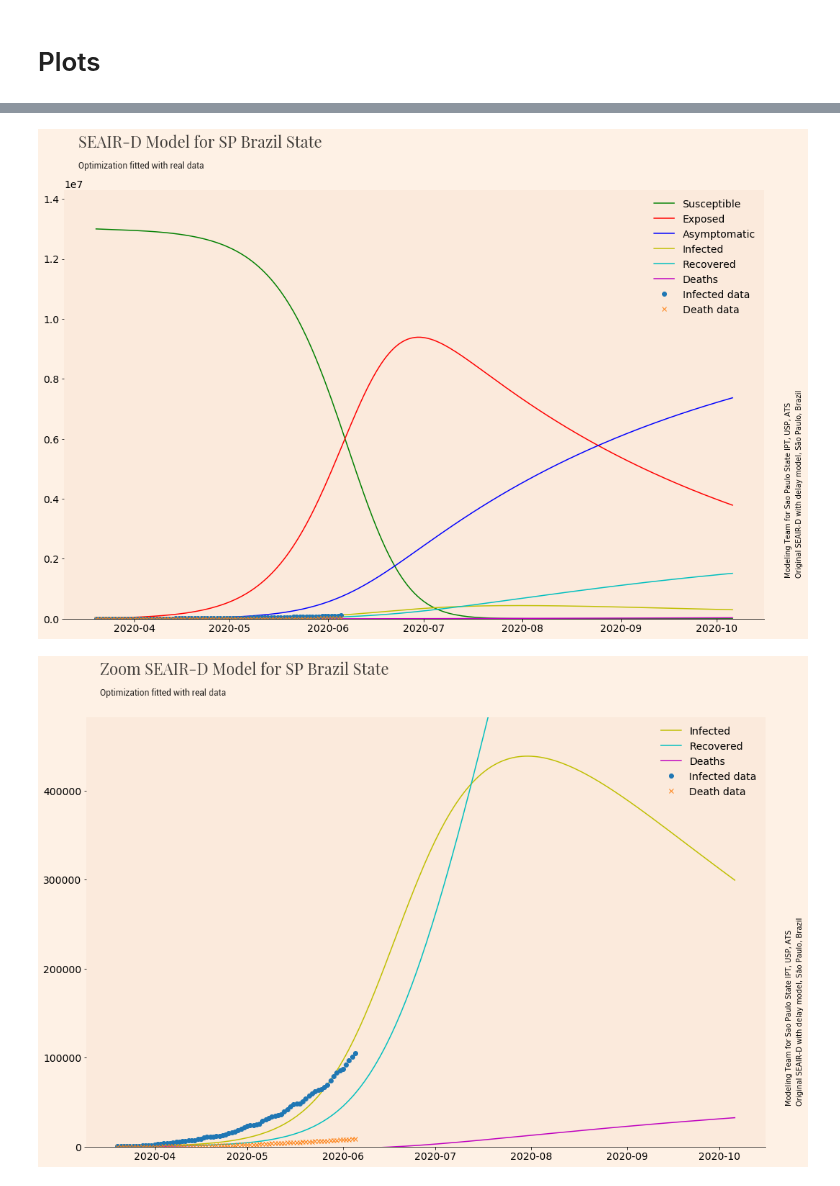
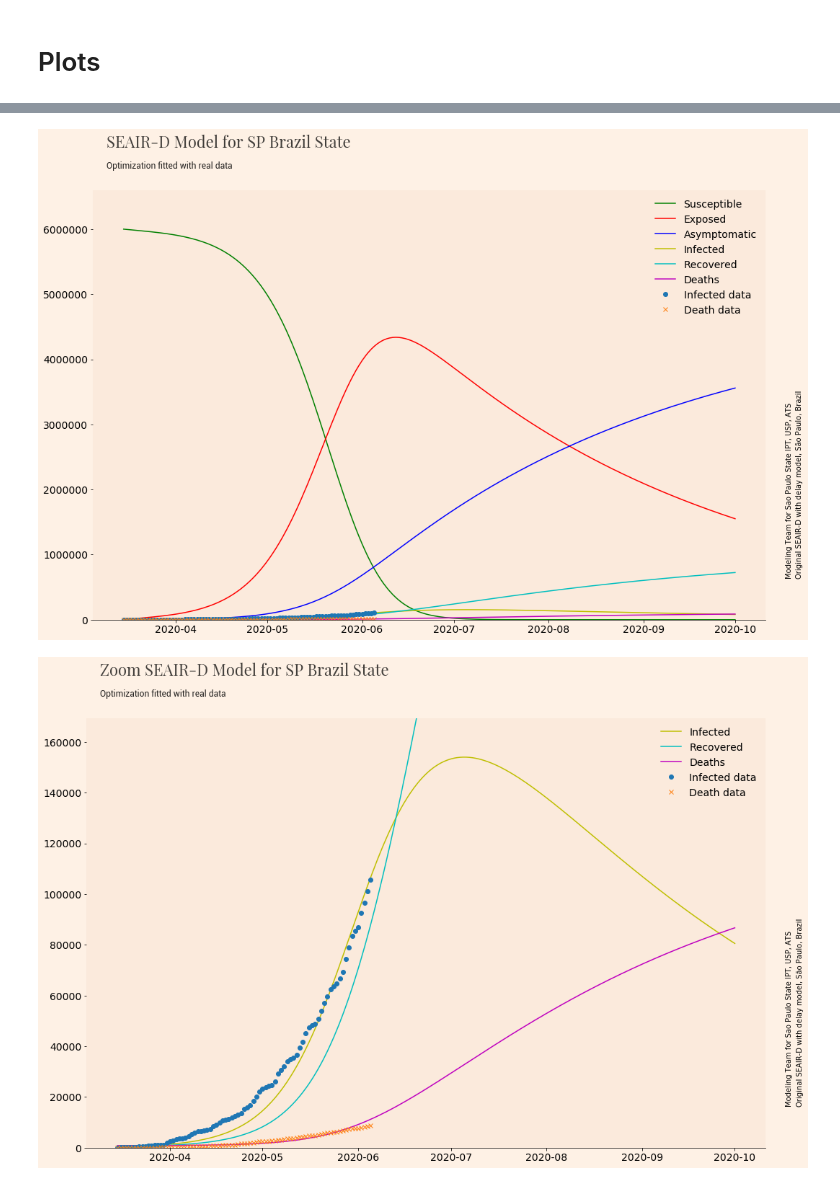
Before and after one commit to gasilva/dataAndModelsCovid19, a Jupyter notebook: statesBrazil/States_Covid19_v5_yabox.ipynb, the cells around one changed output, grey strips where cells are left out. Saved outputs shown, nothing was run; the diff lists cells and outputs as text; code cells hidden in the pictures.

Commit message:
update covid_plots and jupyter notebook

```diff
--- a/statesBrazil/States_Covid19_v5_yabox.ipynb
+++ b/statesBrazil/States_Covid19_v5_yabox.ipynb
@@ -51,6 +51,6 @@ df
 # Model
 # %%
 # states=['SP','ES','MG','RJ','PE','CE','AM']
-states=['SP','MG','ES']
+states=['SP','ES']
 states
 # %% [output]
@@ -128,5 +129,5 @@ else:
 # %%
-allStates=True
+allStates=False
 cleanRecovered=False
 version="1"
 
@@ -172,14 +173,12 @@ def loadDataFrame(filename):
     df.columns = [c.lower().replace(')', '') for c in df.columns]
     return df
 # %%
-selectedState='RJ'
-
 #select districts for plotting log plot
 states4Plot=['MG',
                'SP',
                'ES',
                'CE',
-               selectedState]
+               'RJ']
 
 #Choose here your options
 #opt=0 all plots
@@ -193,12 +192,6 @@ opt = 5
 #versio'n to identify the png file result
 # version = "1"
 
-#parameters for plotting
-query = dfparam.query('state == "{}"'.format(state)).reset_index()
-startdate = query['start-date'][0]
-predict_range = query['prediction-range'][0]
-ratio = query['RATIO'][0]
-
 #number of cases to start plotting model in log graph - real data = 100
 startCase=100
 # %%
@@ -211,20 +204,31 @@ IPython.OutputArea.prototype._should_scroll = function(lines){
 [interactive output not drawn]
 # %%
 #plots one district or all districts
-
+dfparam = pd.read_csv("data/param.csv")
 plotStates=True
 
 if plotStates:
     states=['SP','ES','MG','RJ','PE','CE','AM']
     allStates=True
 
 if allStates:
     for state in states:
+        query = dfparam.query('state == "{}"'.format(state)).reset_index()
+        ratio = query['RATIO'][0]
+        startCase = query['START'][0]
+        startdate = query['start-date'][0]
+        predict_range = query['prediction-range'][0]
         covid_plots.covid_plots(state, states4Plot, startdate,predict_range, \
                                 startCase, 5, version, show=True, ratio=ratio)
 else:
+    state="ES"
+    query = dfparam.query('state == "{}"'.format(state)).reset_index()
+    ratio = query['RATIO'][0]
+    startdate = query['start-date'][0]
+    predict_range = query['prediction-range'][0]
+    startCase = query['START'][0]
     covid_plots.covid_plots(state, states4Plot, startdate,predict_range, \
                                 startCase, opt, version, show=True, ratio=ratio)
 # %% [output]
-[figure, old version]
+[figure, new version]
-[figure, old version]
+[figure, new version]
```
Also changed, not shown: parts of 6 cells of this notebook, 29 other files.
